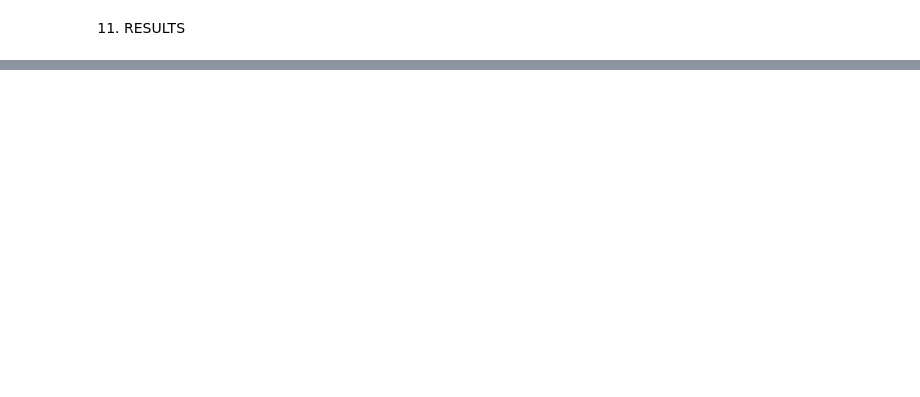
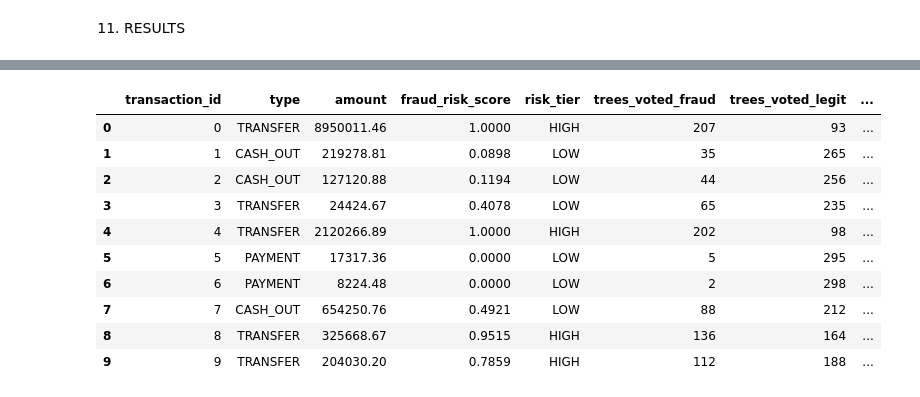
Before and after one commit to Amanda1005/FraudRadar-AU, a Jupyter notebook: notebooks/03_Isolation_forest.ipynb, the cells around one changed output, grey strips where cells are left out. Saved outputs shown, nothing was run; the diff lists cells and outputs as text; code cells hidden in the pictures; blank space fills up the shorter version.

```diff
--- a/notebooks/03_Isolation_forest.ipynb
+++ b/notebooks/03_Isolation_forest.ipynb
@@ -770 +886,70 @@ print('=' * 55)
 =======================================================
+# %%
+# --- EXPORT RESULTS TO CSV WITH TREE-LEVEL VOTE ANALYSIS ---
+# Saves the full test set predictions with risk scores, tiers,
+# and per-tree voting percentages for reproducibility and
+# cross-model comparison in the report.
+
+# Build the full results dataframe
+results_export = risk_df[[
+    'transaction_id',
+    'type',
+    'amount',
+    'fraud_risk_score',
+    'risk_score_normalised',
+    'risk_tier',
+    'predicted_label',
+    'true_label'
+]].copy()
+
+# Add readable label columns
+results_export['predicted_class'] = results_export['predicted_label'].map({0: 'Legitimate', 1: 'Fraud'})
+results_export['true_class']      = results_export['true_label'].map({0: 'Legitimate', 1: 'Fraud'})
+
+# Round scores for cleaner CSV
+results_export['fraud_risk_score']    = results_export['fraud_risk_score'].round(4)
+results_export['risk_score_normalised'] = results_export['risk_score_normalised'].round(4)
+
+# --- TREE-LEVEL VOTE ANALYSIS ---
+# For each of the 300 trees, compute what fraction voted fraud
+# by comparing each transaction's path length to the tree average.
+# Short path length = isolated quickly = anomaly vote.
+
+n_trees = len(iso_forest.estimators_)
+fraud_count = np.zeros(len(X_test_scaled))
+
+for tree, features in zip(iso_forest.estimators_, iso_forest.estimators_features_):
+    X_subset      = X_test_scaled[:, features]
+    node_indicator = tree.decision_path(X_subset)
+    path_lengths   = np.array(node_indicator.sum(axis=1)).flatten()
+    avg_path       = path_lengths.mean()
+    fraud_count   += (path_lengths < avg_path).astype(int)
+
+legit_count    = n_trees - fraud_count
+fraud_vote_pct = (fraud_count / n_trees) * 100
+legit_vote_pct = (legit_count / n_trees) * 100
+
+# Sanity check
+print(f'Total trees: {n_trees}')
+print(f'Sample fraud counts (first 5): {fraud_count[:5]}')
+print(f'Sum check (should equal {n_trees}): {(fraud_count + legit_count)[:5]}')
+
+# Add tree vote columns to results
+results_export['trees_voted_fraud'] = fraud_count.astype(int)
+results_export['trees_voted_legit'] = legit_count.astype(int)
+results_export['trees_fraud_pct']   = fraud_vote_pct.round(2)
+results_export['trees_legit_pct']   = legit_vote_pct.round(2)
+
+# Save to Google Drive
+output_path = '/content/drive/MyDrive/36121/Assignment 2/isolation_forest_results.csv'
+results_export.to_csv(output_path, index=False)
+
+print(f'\nResults saved to: {output_path}')
+print(f'Total rows exported: {len(results_export)}')
+print(f'\nPreview:')
+results_export[['transaction_id', 'type', 'amount',
+                'fraud_risk_score', 'risk_tier',
+                'trees_voted_fraud', 'trees_voted_legit',
+                'trees_fraud_pct', 'trees_legit_pct',
+                'predicted_class', 'true_class']].head(10)
+# %% [output]
@@ -770,0 +964,11 @@ print('=' * 55)
+|  | transaction_id | type | amount | fraud_risk_score | risk_tier | trees_voted_fraud | trees_voted_legit | ... |
+| 0 | 0 | TRANSFER | 8950011.46 | 1.0000 | HIGH | 207 | 93 | ... |
+| 1 | 1 | CASH_OUT | 219278.81 | 0.0898 | LOW | 35 | 265 | ... |
+| 2 | 2 | CASH_OUT | 127120.88 | 0.1194 | LOW | 44 | 256 | ... |
+| 3 | 3 | TRANSFER | 24424.67 | 0.4078 | LOW | 65 | 235 | ... |
+| 4 | 4 | TRANSFER | 2120266.89 | 1.0000 | HIGH | 202 | 98 | ... |
+| 5 | 5 | PAYMENT | 17317.36 | 0.0000 | LOW | 5 | 295 | ... |
+| 6 | 6 | PAYMENT | 8224.48 | 0.0000 | LOW | 2 | 298 | ... |
+| 7 | 7 | CASH_OUT | 654250.76 | 0.4921 | LOW | 88 | 212 | ... |
+| 8 | 8 | TRANSFER | 325668.67 | 0.9515 | HIGH | 136 | 164 | ... |
+| 9 | 9 | TRANSFER | 204030.20 | 0.7859 | HIGH | 112 | 188 | ... |
```
Also changed, not shown: parts of 22 cells of this notebook.
